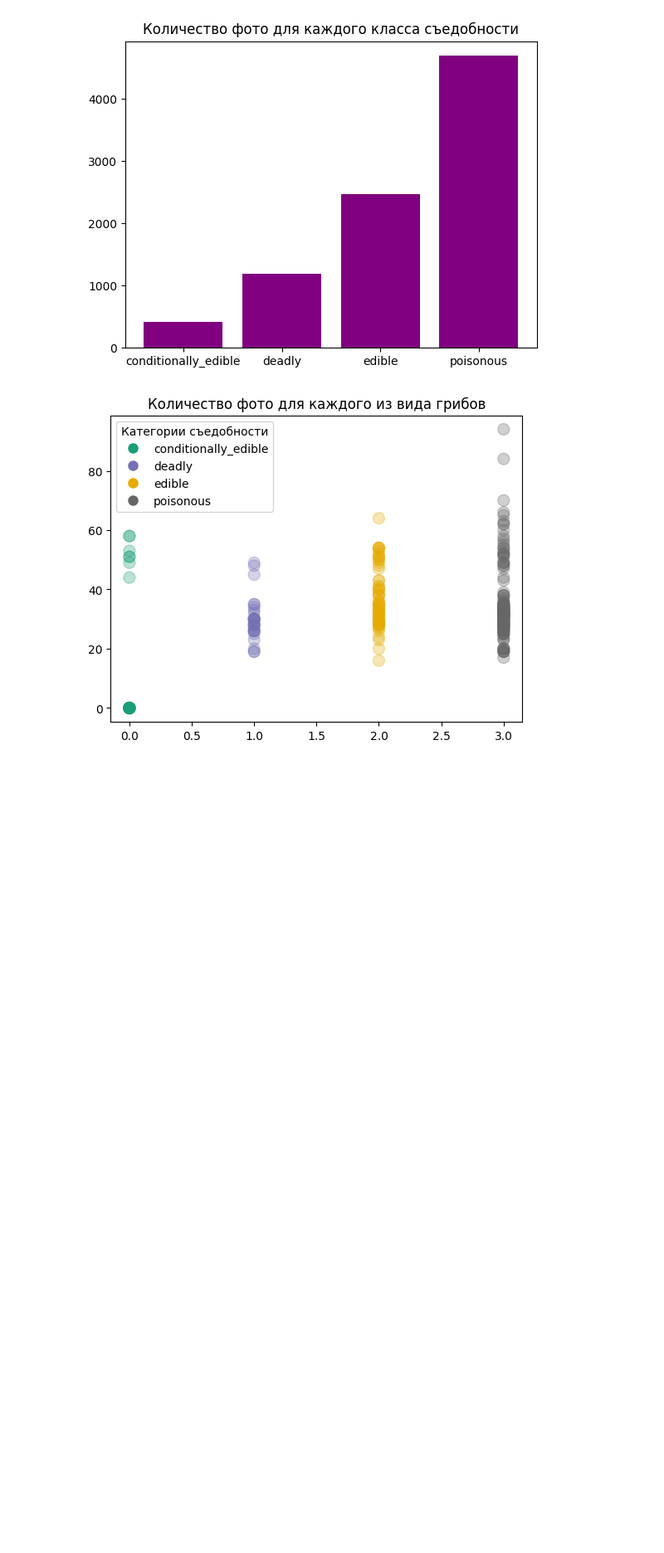
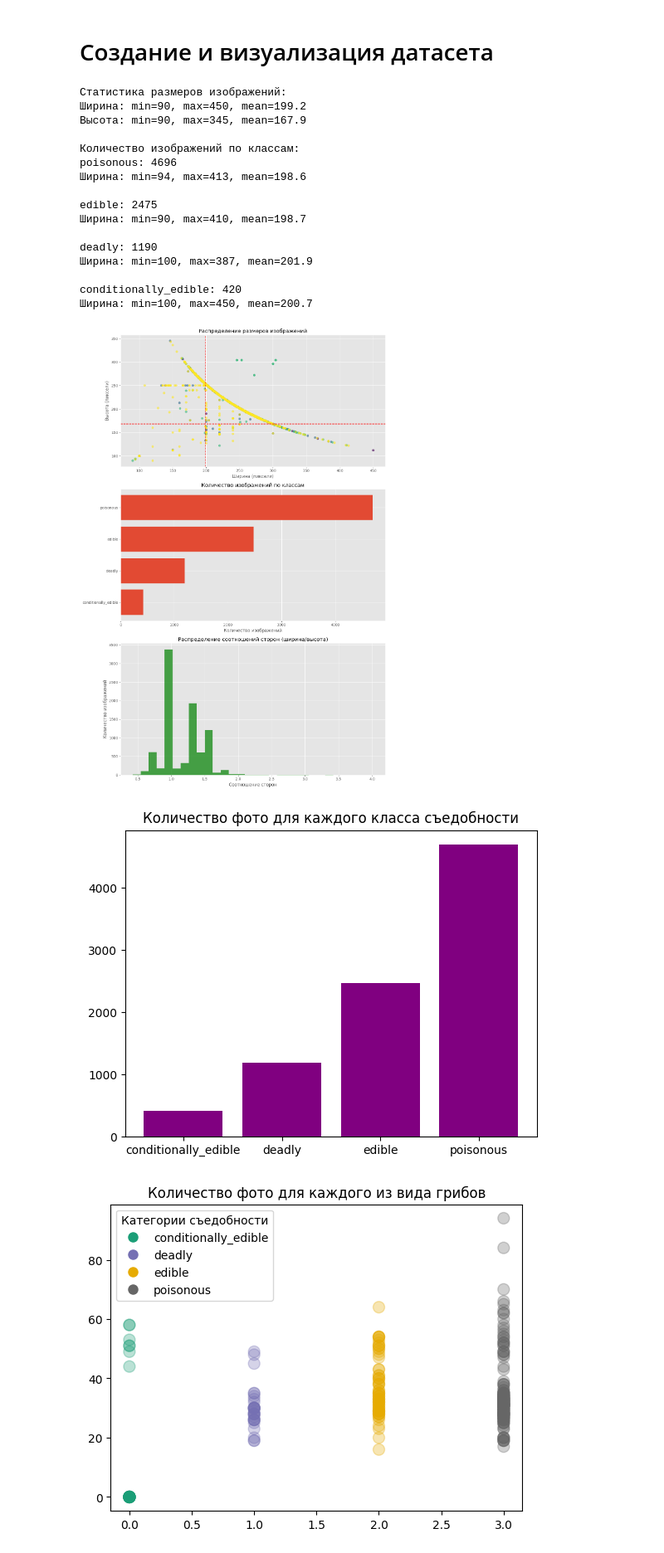
Before and after one commit to Chernii-Gospodin/mushroom_clsfier_practic, a Jupyter notebook: CNN mushroom classifiers .ipynb, the cells around one changed output. Shown at 83% size. Cells and saved outputs as stored; diff of their text form; code cells hidden in the pictures; blank space fills up the shorter version.

```diff
--- a/CNN mushroom classifiers .ipynb
+++ b/CNN mushroom classifiers .ipynb
@@ -1,3 +1,5 @@
+# %% [markdown]
+# Создание и визуализация датасета
 # %%
 import os
 import torch
@@ -86,3 +275,23 @@ data = MushroomDataset(root_train, transform=transform, target_size=(224, 224))
+# %%
+visualize_dataset(data)
+# %% [output]
+Статистика размеров изображений:
+Ширина: min=90, max=450, mean=199.2
+Высота: min=90, max=345, mean=167.9
+
+Количество изображений по классам:
+poisonous: 4696
+Ширина: min=94, max=413, mean=198.6
+
+edible: 2475
+Ширина: min=90, max=410, mean=198.7
+
+deadly: 1190
+Ширина: min=100, max=387, mean=201.9
+
+conditionally_edible: 420
+Ширина: min=100, max=450, mean=200.7
+[figure, added]
 # %%
 import matplotlib.pyplot as plt
 
```
Also changed, not shown: parts of 16 cells of this notebook, 2 other files.
